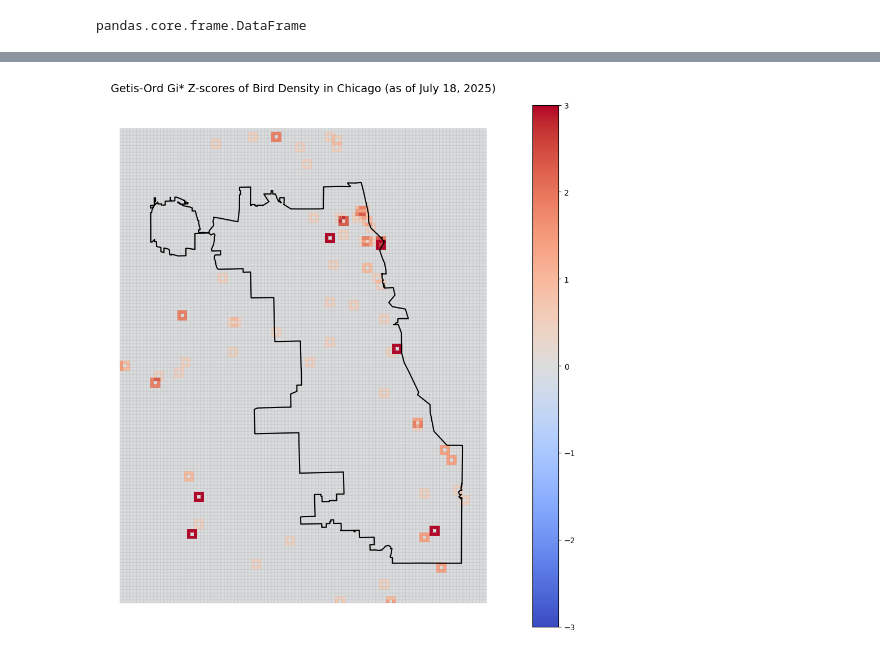
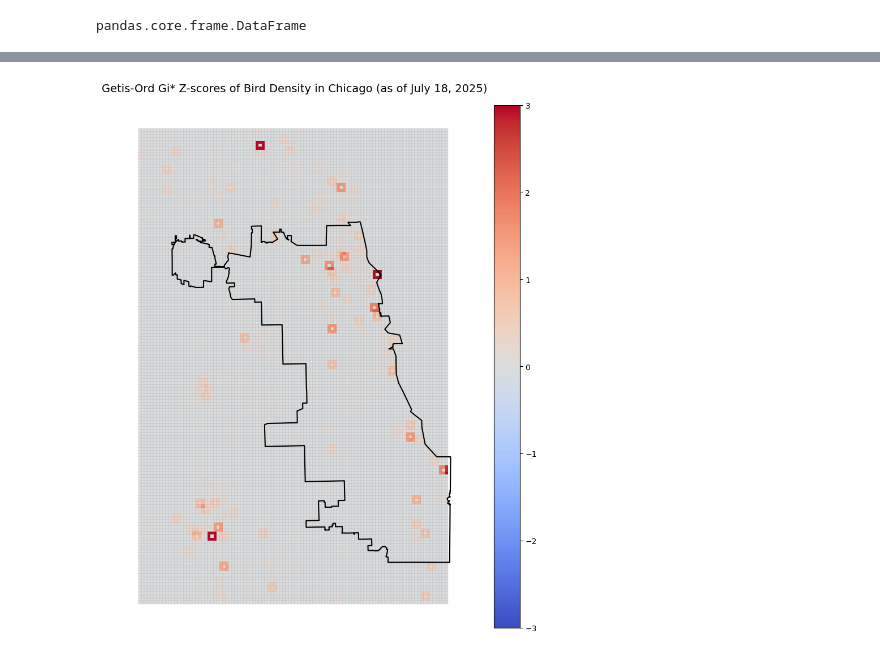
Before and after one commit to Amoreno73/bird-30d-density, a Jupyter notebook: bird_data.ipynb, the cells around one changed output, grey strips where cells are left out. Cells and saved outputs as stored; diff of their text form; code cells hidden in the pictures.

Commit message:
using a different api endpoint (historic data)

```diff
--- a/bird_data.ipynb
+++ b/bird_data.ipynb
@@ -81 +79,39 @@ data = response.json()
+# %%
+load_dotenv()
+
+api_key = os.getenv("EBIRD_API_KEY")
+headers = {"X-eBirdApiToken": api_key}
+
+# Location details for downtown Chicago
+lat = 41.864231
+lng = -87.627706
+dist = 30  # in km
+
+# Date range: June 18 – July 18, 2025
+start_date = datetime(2025, 6, 18)
+end_date = datetime(2025, 7, 18)
+
+all_data = []
+
+for i in range((end_date - start_date).days + 1):
+    date = start_date + timedelta(days=i)
+    url = f"https://api.ebird.org/v2/data/obs/US-IL-031/historic/{date.year}/{date.month:02}/{date.day:02}"
+
+    response = requests.get(url, headers=headers, params={"maxResults": 10000})
+
+    if response.status_code == 200:
+        day_data = response.json()
+
+        # Optional: filter by lat/lng radius manually
+        filtered = [
+            obs for obs in day_data
+            if abs(obs.get("lat", 0) - lat) <= 0.27 and abs(obs.get("lng", 0) - lng) <= 0.37
+        ]
+        all_data.extend(filtered)
+    else:
+        print(f"Failed on {date.strftime('%Y-%m-%d')}: {response.status_code}")
+
+# Convert to DataFrame and save
+df = pd.DataFrame(all_data)
+df.to_csv("ebird_june18_july18_2025.csv", index=False)
 # %%
@@ -95,3 +130,5 @@ obs_30d.head()
+# %%
+obs_30d = df
 # %%
 date_format = "%Y-%m-%d %H:%M"
 
@@ -196,20 +233,20 @@ significant = grid[grid['pval'] < 0.05]
 # %%
 fig, ax = plt.subplots(figsize=(10, 10))
 
-significant = grid[grid['pval'] < 0.05]
+# significant = grid[grid['pval'] < 0.05]
 
 # Plot Gi* heatmap
-significant.plot(column='GiZ', cmap='coolwarm',
+grid.plot(column='GiZ', cmap='coolwarm',
           vmin=-3, vmax=3,
           linewidth=0.1, ax=ax, edgecolor='grey', legend=True)
 
 # Overlay Chicago boundary
 multipolygon.boundary.plot(ax=ax, color='black')
 
 # Final touches
 ax.set_title("Getis-Ord Gi* Z-scores of Bird Density in Chicago (as of July 18, 2025)", fontsize=14)
 ax.axis('off')
 plt.tight_layout()
 plt.show()
 # %% [output]
-[figure, old version]
+[figure, new version]
```
Also changed, not shown: parts of 8 cells of this notebook, 1 other file.
